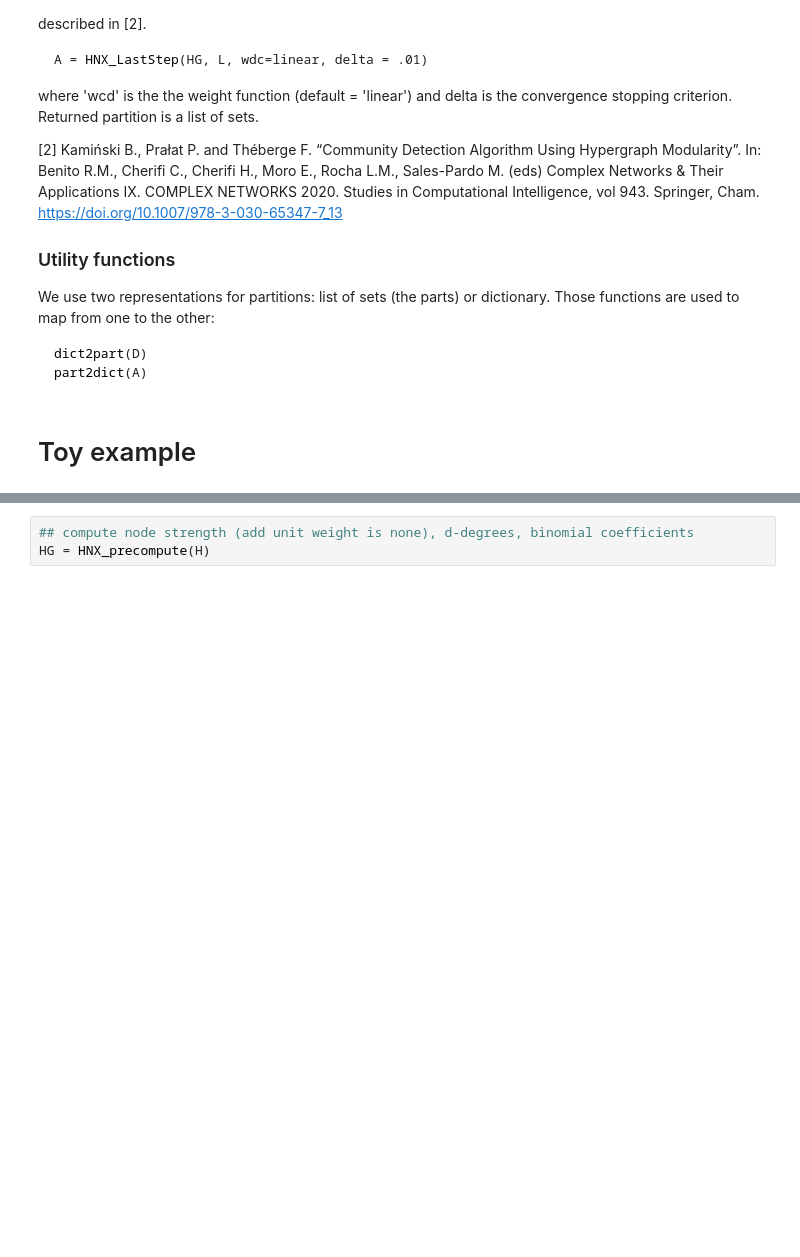
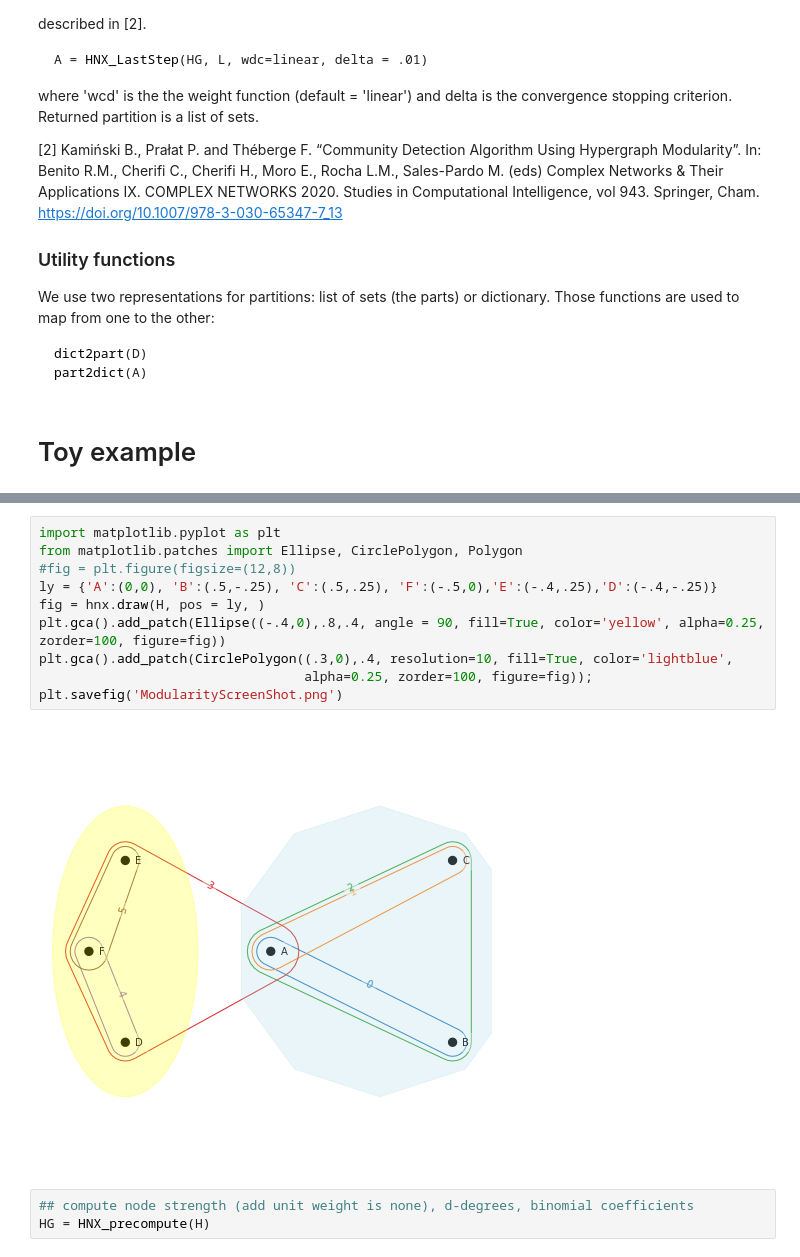
Before and after one commit to ftheberge/Hypergraph_Clustering, a Jupyter notebook: Notebooks/Hypergraph_Clustering.ipynb, the cells around one changed output, grey strips where cells are left out. Saved outputs shown, nothing was run; the diff lists cells and outputs as text; blank space fills up the shorter version.

```diff
--- a/Notebooks/Hypergraph_Clustering.ipynb
+++ b/Notebooks/Hypergraph_Clustering.ipynb
@@ -113,3 +120,15 @@ hnx.draw(H)
+# %%
+import matplotlib.pyplot as plt
+from matplotlib.patches import Ellipse, CirclePolygon, Polygon
+#fig = plt.figure(figsize=(12,8))
+ly = {'A':(0,0), 'B':(.5,-.25), 'C':(.5,.25), 'F':(-.5,0),'E':(-.4,.25),'D':(-.4,-.25)}
+fig = hnx.draw(H, pos = ly, )
+plt.gca().add_patch(Ellipse((-.4,0),.8,.4, angle = 90, fill=True, color='yellow', alpha=0.25, zorder=100, figure=fig))
+plt.gca().add_patch(CirclePolygon((.3,0),.4, resolution=10, fill=True, color='lightblue',
+                                  alpha=0.25, zorder=100, figure=fig));
+plt.savefig('ModularityScreenShot.png')
+# %% [output]
+[figure, added]
 # %%
 ## compute node strength (add unit weight is none), d-degrees, binomial coefficients
 HG = HNX_precompute(H)
```
Also changed, not shown: parts of 10 cells of this notebook.
